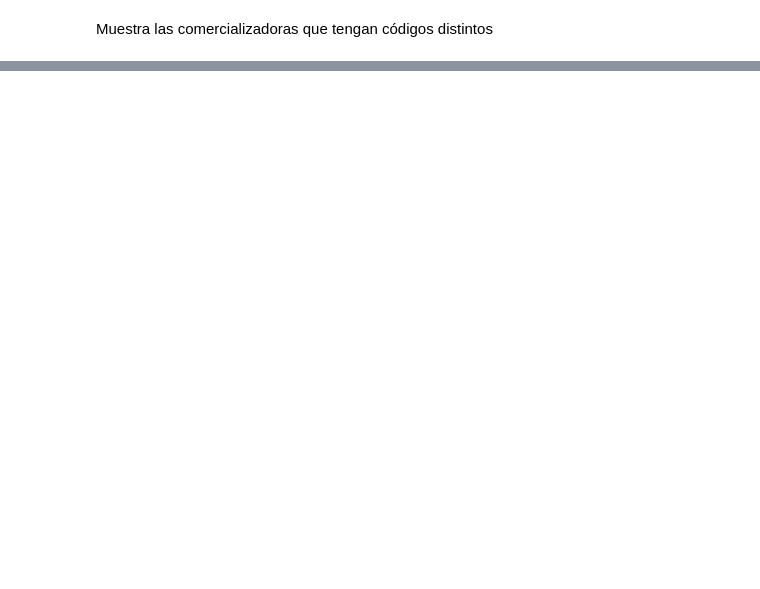
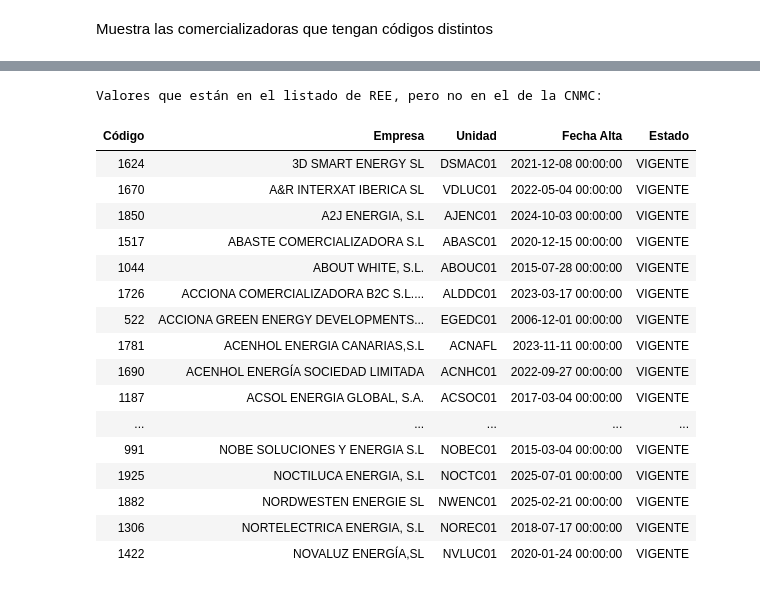
Before and after one commit to jacubero/SEE, a Jupyter notebook: Comercializacion/comercializacion.ipynb, the cells around one changed output, grey strips where cells are left out. Saved outputs shown, nothing was run; the diff lists cells and outputs as text; code cells hidden in the pictures; blank space fills up the shorter version.

```diff
--- a/Comercializacion/comercializacion.ipynb
+++ b/Comercializacion/comercializacion.ipynb
@@ -72,0 +91,6 @@ Muestra las comercializadoras que tengan códigos distintos
+# %%
+comercializadoras_ree_unicos_df =  comercializadoras_ree_df.drop_duplicates(subset=['Empresa'])
+
+comercializadoras_ree_unicos_df = comercializadoras_ree_unicos_df.dropna(subset=['Empresa'])
+
+comercializadoras_ree_unicos_df
@@ -72,0 +113,15 @@ Muestra las comercializadoras que tengan códigos distintos
+# %%
+empresas_cnmc = comercializadoras_cnmc_vigentes_df['Nombre empresa'].dropna().str.strip().unique()
+empresas_ree = comercializadoras_ree_unicos_df['Empresa'].dropna().str.strip().unique()
+
+# Convert to sets for efficient comparison
+set_cnmc = set(empresas_cnmc)
+set_ree = set(empresas_ree)
+
+common_values = set_cnmc.intersection(set_ree)  # Same values in both
+missing_in_cnmc = set_ree.difference(set_cnmc)
+missing_in_ree = set_cnmc.difference(set_ree)
+
+print("Número total de valores en el listado de REE:", len(set_ree))
+print("Número total de valores en el listado de la CNMC:", len(set_cnmc))
+print("\nNúmero de valores comunes:", len(common_values))
@@ -72,0 +141,24 @@ Muestra las comercializadoras que tengan códigos distintos
+# %%
+print("\nValores que están en el listado de REE, pero no en el de la CNMC:")
+
+df_falta_en_CNMC = comercializadoras_ree_unicos_df[comercializadoras_ree_unicos_df['Empresa'].isin(missing_in_cnmc)]
+df_falta_en_CNMC.style.hide(axis='index')
+# %% [output]
+Valores que están en el listado de REE, pero no en el de la CNMC:
+| Código | Empresa | Unidad | Fecha Alta | Estado |
+| 1624 | 3D SMART ENERGY SL | DSMAC01 | 2021-12-08 00:00:00 | VIGENTE |
+| 1670 | A&R INTERXAT IBERICA SL | VDLUC01 | 2022-05-04 00:00:00 | VIGENTE |
+| 1850 | A2J ENERGIA, S.L | AJENC01 | 2024-10-03 00:00:00 | VIGENTE |
+| 1517 | ABASTE COMERCIALIZADORA S.L | ABASC01 | 2020-12-15 00:00:00 | VIGENTE |
+| 1044 | ABOUT WHITE, S.L. | ABOUC01 | 2015-07-28 00:00:00 | VIGENTE |
+| 1726 | ACCIONA COMERCIALIZADORA B2C S.L.... | ALDDC01 | 2023-03-17 00:00:00 | VIGENTE |
+| 522 | ACCIONA GREEN ENERGY DEVELOPMENTS... | EGEDC01 | 2006-12-01 00:00:00 | VIGENTE |
+| 1781 | ACENHOL ENERGIA CANARIAS,S.L | ACNAFL | 2023-11-11 00:00:00 | VIGENTE |
+| 1690 | ACENHOL ENERGÍA SOCIEDAD LIMITADA | ACNHC01 | 2022-09-27 00:00:00 | VIGENTE |
+| 1187 | ACSOL ENERGIA GLOBAL, S.A. | ACSOC01 | 2017-03-04 00:00:00 | VIGENTE |
+| ... | ... | ... | ... | ... |
+| 991 | NOBE SOLUCIONES Y ENERGIA S.L | NOBEC01 | 2015-03-04 00:00:00 | VIGENTE |
+| 1925 | NOCTILUCA ENERGIA, S.L | NOCTC01 | 2025-07-01 00:00:00 | VIGENTE |
+| 1882 | NORDWESTEN ENERGIE SL | NWENC01 | 2025-02-21 00:00:00 | VIGENTE |
+| 1306 | NORTELECTRICA ENERGIA, S.L | NOREC01 | 2018-07-17 00:00:00 | VIGENTE |
+| 1422 | NOVALUZ ENERGÍA,SL | NVLUC01 | 2020-01-24 00:00:00 | VIGENTE |
```
Also changed, not shown: parts of 11 cells of this notebook, 2 other files.
